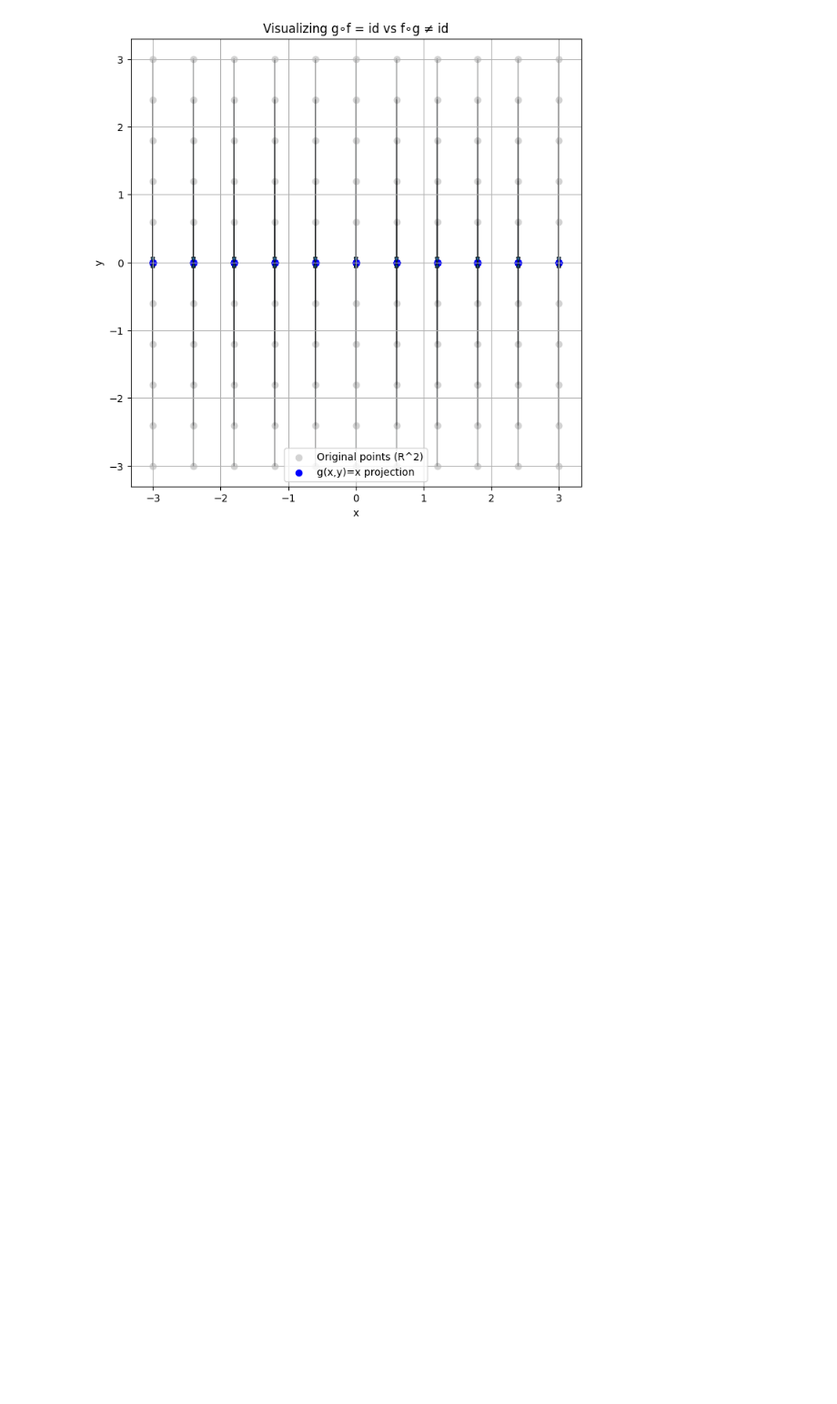
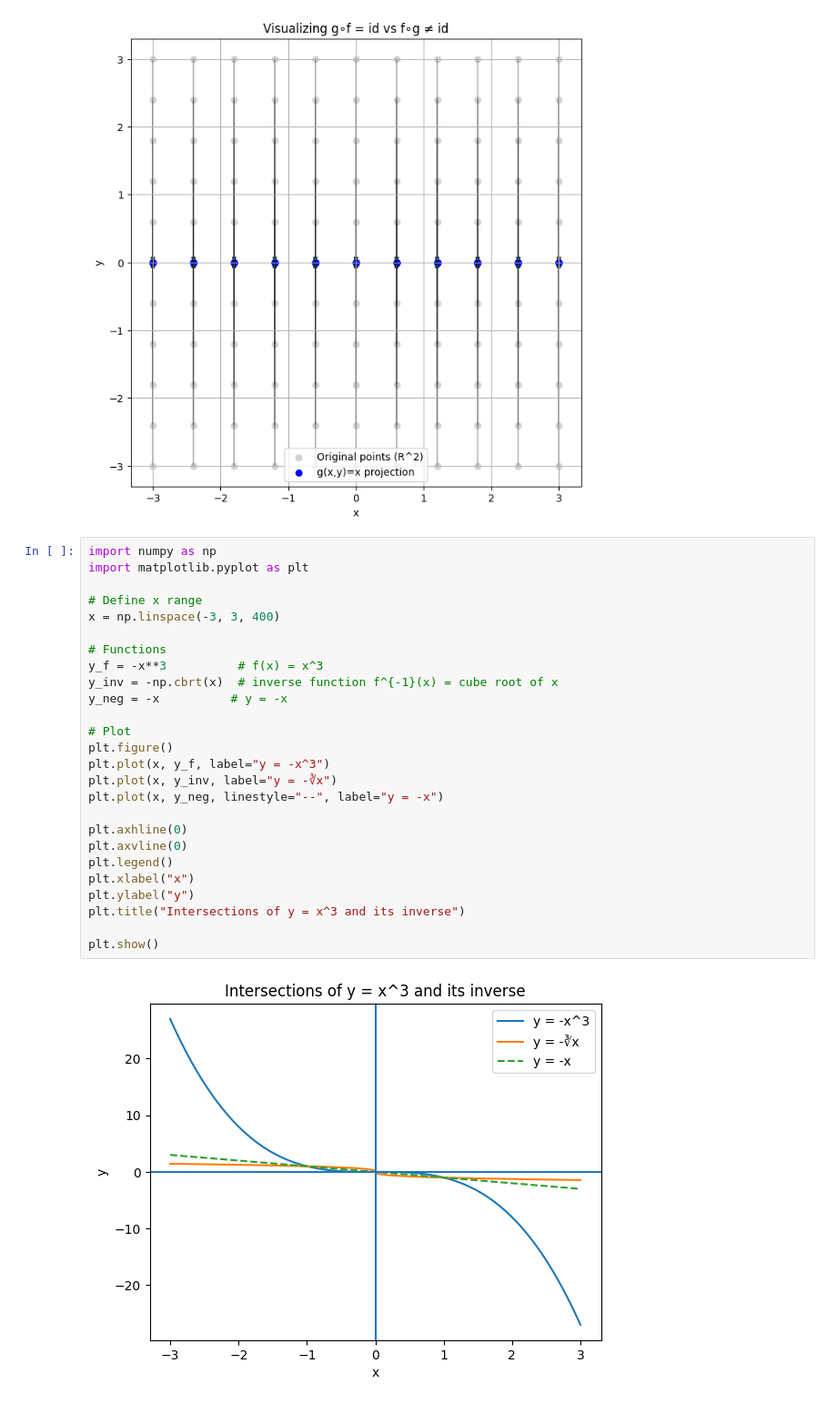
Before and after one commit to soysaucecrab/tutor, a Jupyter notebook: math/Visualize/compose.ipynb, the cells around one changed output. Shown at 91% size. Cells and saved outputs as stored; diff of their text form; blank space fills up the shorter version.

```diff
--- a/math/Visualize/compose.ipynb
+++ b/math/Visualize/compose.ipynb
@@ -33,3 +33,31 @@ plt.grid(True)
 plt.show()
 # %% [output]
 [figure]
+# %%
+import numpy as np
+import matplotlib.pyplot as plt
+
+# Define x range
+x = np.linspace(-3, 3, 400)
+
+# Functions
+y_f = -x**3          # f(x) = x^3
+y_inv = -np.cbrt(x)  # inverse function f^{-1}(x) = cube root of x
+y_neg = -x          # y = -x
+
+# Plot
+plt.figure()
+plt.plot(x, y_f, label="y = -x^3")
+plt.plot(x, y_inv, label="y = -∛x")
+plt.plot(x, y_neg, linestyle="--", label="y = -x")
+
+plt.axhline(0)
+plt.axvline(0)
+plt.legend()
+plt.xlabel("x")
+plt.ylabel("y")
+plt.title("Intersections of y = x^3 and its inverse")
+
+plt.show()
+# %% [output]
+[figure, added]
```
Also changed, not shown: 8 other files.
